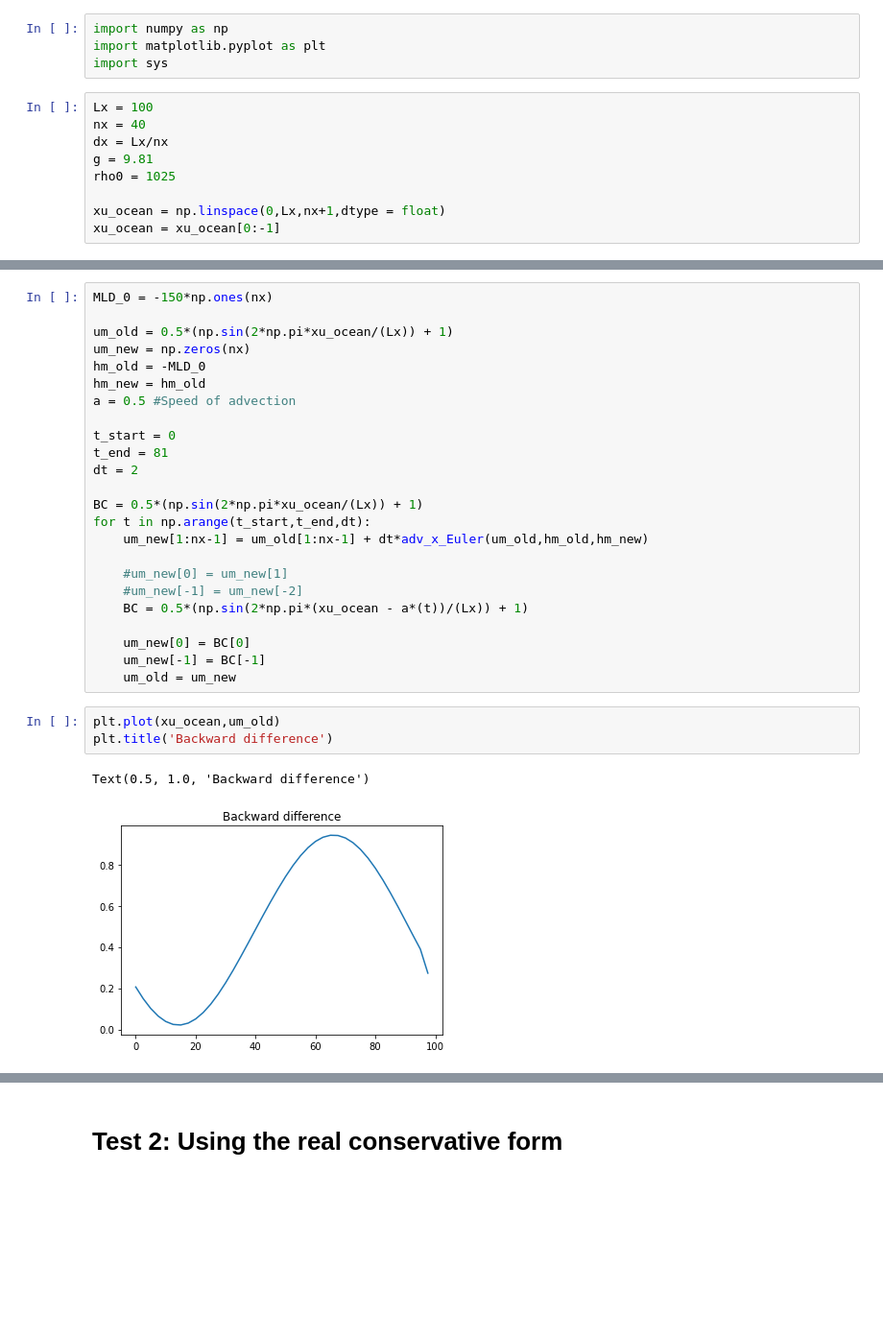
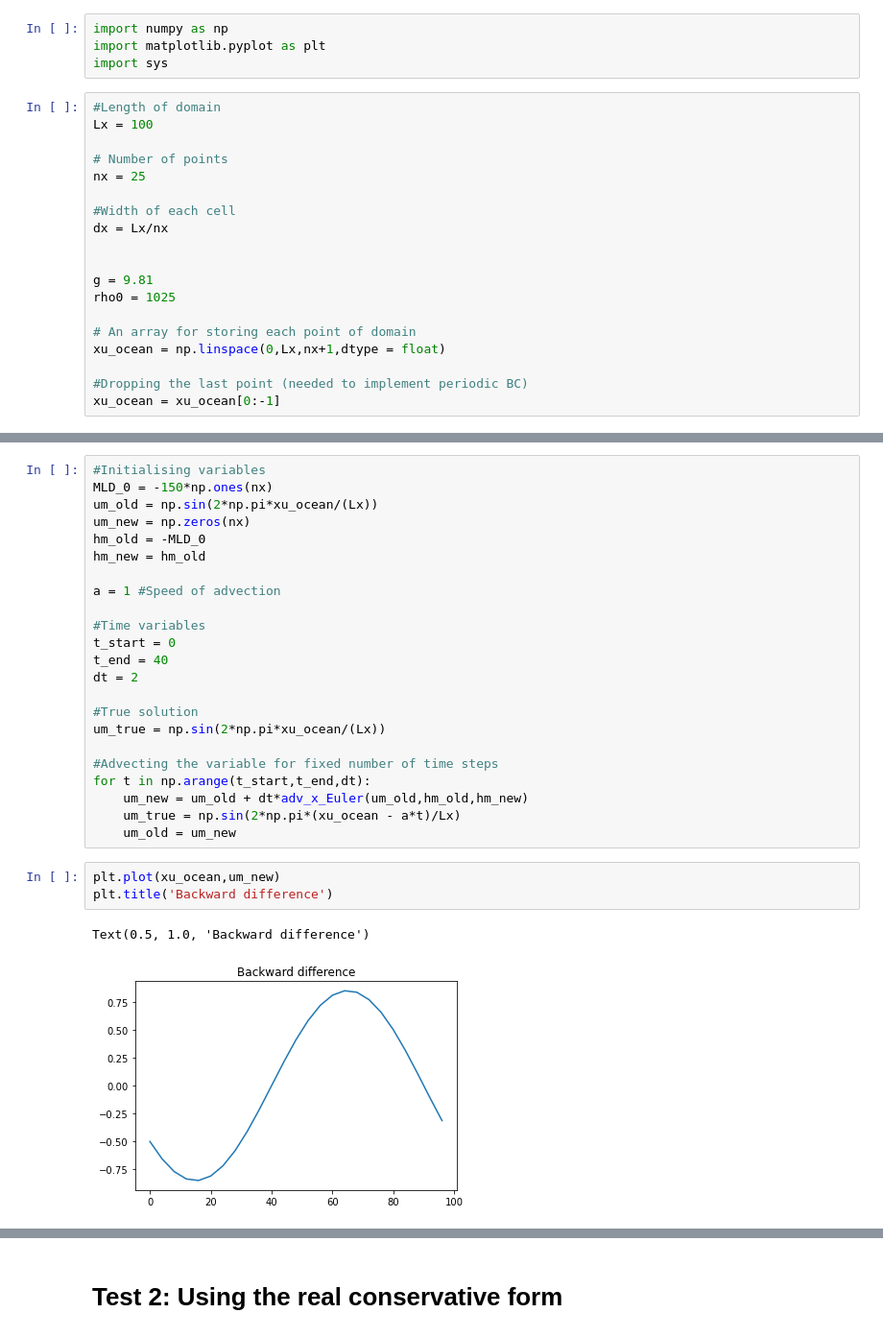
Before and after one commit to dhruvbhagtani/toy-model, a Jupyter notebook: Periodic_boundary_conditions.ipynb, the cells around one changed output, grey strips where cells are left out. Shown at 96% size. Drawn from its saved outputs; the diff is of its cells as text; blank space fills up the shorter version.

```diff
--- a/Periodic_boundary_conditions.ipynb
+++ b/Periodic_boundary_conditions.ipynb
@@ -30,12 +33,22 @@ import numpy as np
 import matplotlib.pyplot as plt
 import sys
 # %%
+#Length of domain
 Lx = 100
-nx = 40
+
+# Number of points
+nx = 25
+
+#Width of each cell
 dx = Lx/nx
+
+
 g = 9.81
 rho0 = 1025
 
+# An array for storing each point of domain
 xu_ocean = np.linspace(0,Lx,nx+1,dtype = float)
+
+#Dropping the last point (needed to implement periodic BC)
 xu_ocean = xu_ocean[0:-1]
 # %%
@@ -50,32 +87,31 @@ def adv_x_Euler(f1,hm_old,hm_new):
     return f3
 # %%
+#Initialising variables
 MLD_0 = -150*np.ones(nx)
-
-um_old = 0.5*(np.sin(2*np.pi*xu_ocean/(Lx)) + 1)
+um_old = np.sin(2*np.pi*xu_ocean/(Lx))
 um_new = np.zeros(nx)
 hm_old = -MLD_0
 hm_new = hm_old
-a = 0.5 #Speed of advection
 
+a = 1 #Speed of advection
+
+#Time variables
 t_start = 0
-t_end = 81
+t_end = 40
 dt = 2
 
-BC = 0.5*(np.sin(2*np.pi*xu_ocean/(Lx)) + 1)
+#True solution
+um_true = np.sin(2*np.pi*xu_ocean/(Lx))
+
+#Advecting the variable for fixed number of time steps
 for t in np.arange(t_start,t_end,dt):
-    um_new[1:nx-1] = um_old[1:nx-1] + dt*adv_x_Euler(um_old,hm_old,hm_new)
-
-    #um_new[0] = um_new[1]
-    #um_new[-1] = um_new[-2]
-    BC = 0.5*(np.sin(2*np.pi*(xu_ocean - a*(t))/(Lx)) + 1)
-
-    um_new[0] = BC[0]
-    um_new[-1] = BC[-1]
+    um_new = um_old + dt*adv_x_Euler(um_old,hm_old,hm_new)
+    um_true = np.sin(2*np.pi*(xu_ocean - a*t)/Lx)
     um_old = um_new
 # %%
-plt.plot(xu_ocean,um_old)
+plt.plot(xu_ocean,um_new)
 plt.title('Backward difference')
 # %% [output]
 Text(0.5, 1.0, 'Backward difference')
-[figure, old version]
+[figure, new version]
 # %%
```
Also changed, not shown: parts of 17 cells of this notebook.
